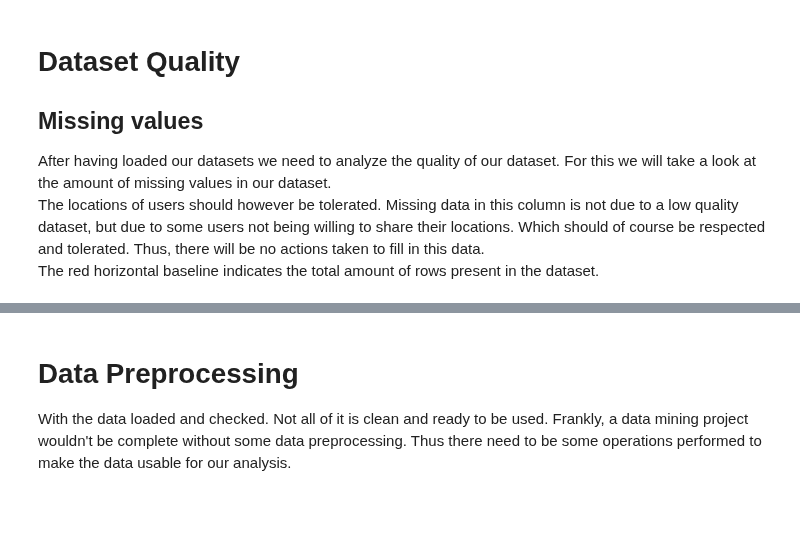
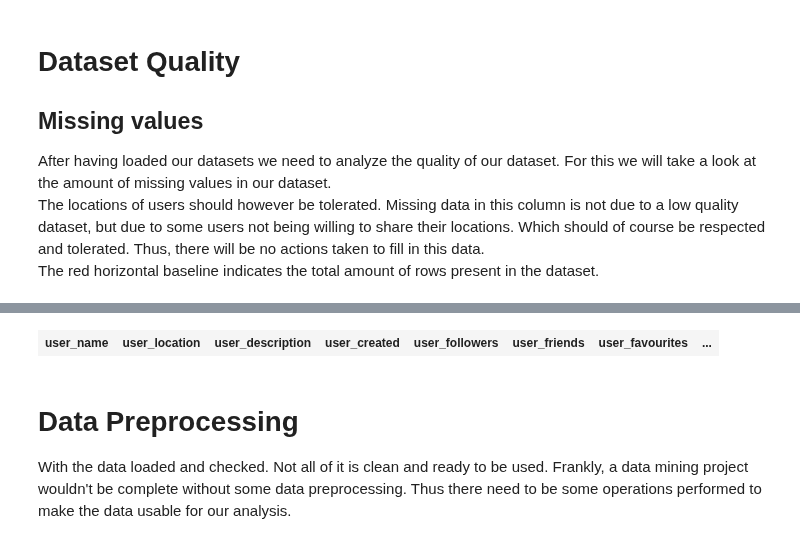
Before and after one commit to snenenenenenene/btc-twitter-data-mining, a Jupyter notebook: main.ipynb, the cells around one changed output, grey strips where cells are left out. Drawn from its saved outputs; the diff is of its cells as text; code cells hidden in the pictures; blank space fills up the shorter version.

```diff
--- a/main.ipynb
+++ b/main.ipynb
@@ -154,3 +188,8 @@ plt.show()
+# %%
+df = tweets_df.where(col("user_created").isNull())
+df
+# %% [output]
+| user_name | user_location | user_description | user_created | user_followers | user_friends | user_favourites | ... |
 # %% [markdown]
 # Data Preprocessing
 
```
Also changed, not shown: parts of 14 cells of this notebook.
